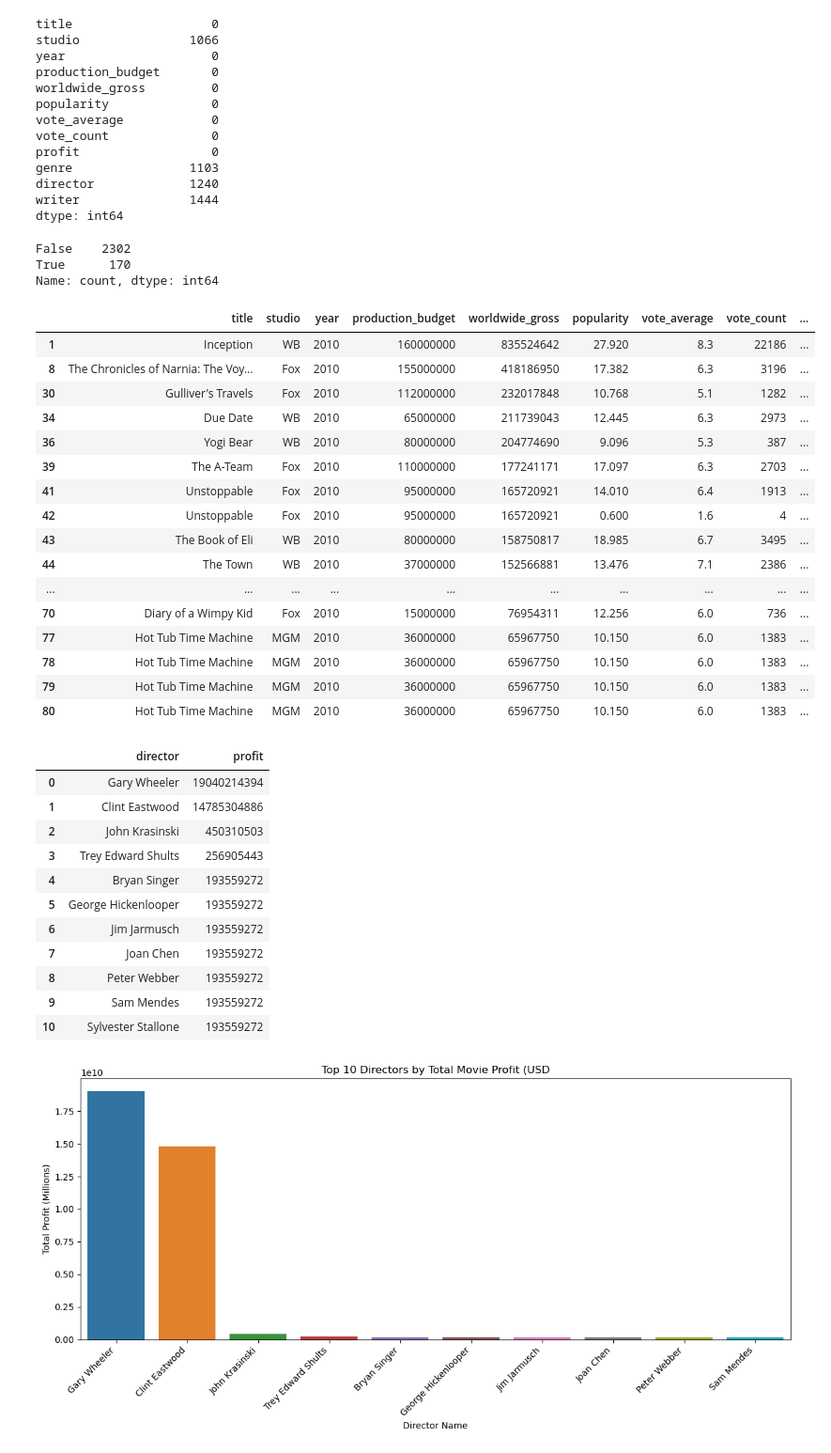
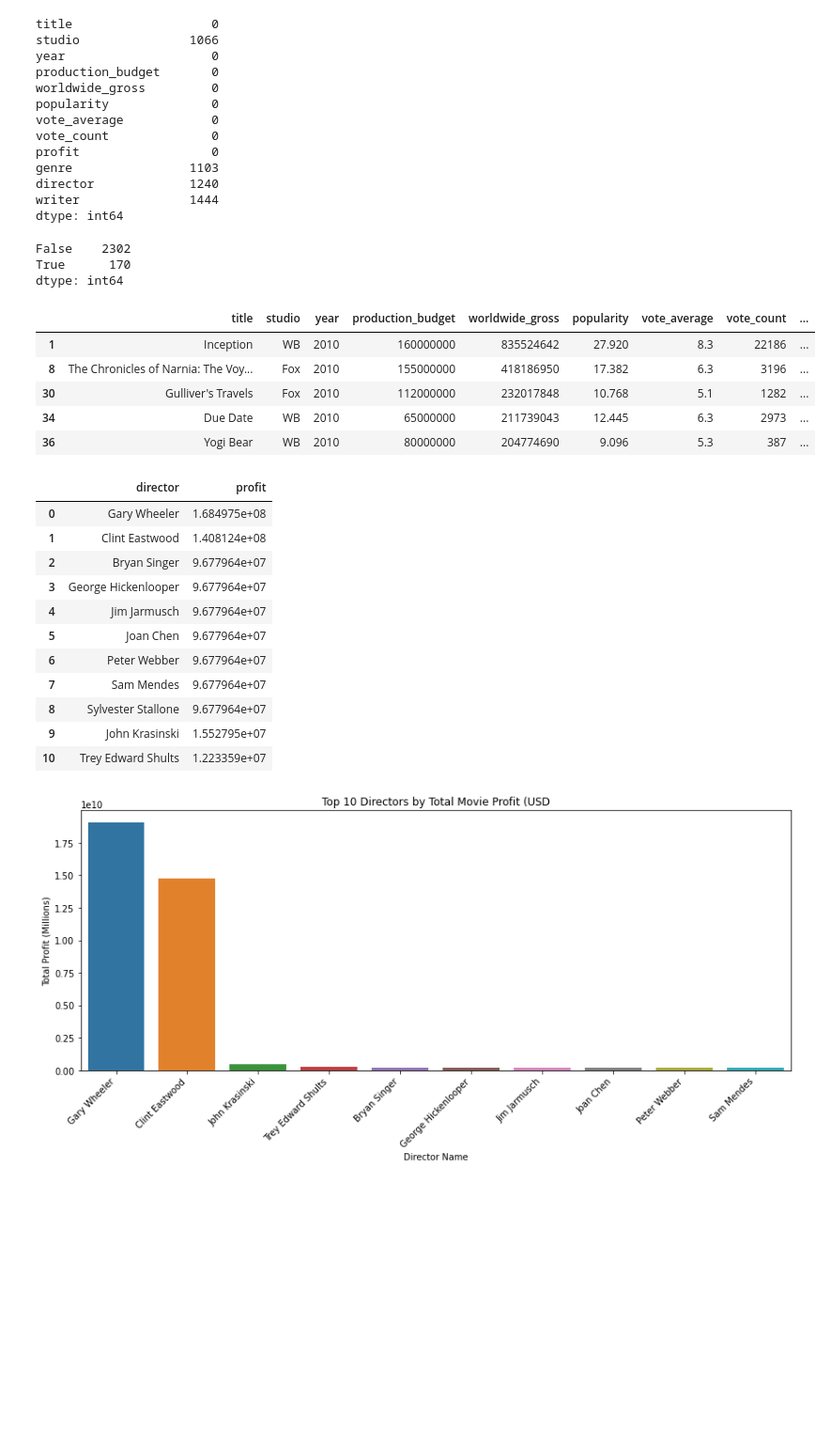
Before and after one commit to lilibethlangat/PHASE2_GROUP3_PROJECT, a Jupyter notebook: top_directors.ipynb, the cells around one changed output. Shown at 94% size. Drawn from its saved outputs; the diff is of its cells as text; code cells hidden in the pictures; blank space fills up the shorter version.

```diff
--- a/top_directors.ipynb
+++ b/top_directors.ipynb
@@ -125,7 +127,16 @@ finance_ratings_df.head()
 | 4 | Iron Man 2 | Par. | 2010 | $170,000,000 | $621,156,389 | 28.515 | 6.8 | 12368 |
 # %%
 # cleaning numeric columns
-finance_ratings_df['production_budget'] = finance_ratings_df['production_budget'].replace('[\$,]', '', regex=True).astype(int)
-finance_ratings_df['worldwide_gross'] = finance_ratings_df['worldwide_gross'].replace('[\$,]', '', regex=True).astype(int)
-finance_ratings_df['profit'] = finance_ratings_df['worldwide_gross'] - finance_ratings_df['production_budget']
-finance_ratings_df.head()
+import numpy as np
+for col in ['production_budget','worldwide_gross']:
+    finance_ratings_df[col] = (
+        finance_ratings_df[col]
+        .replace('[\$,]','',regex=True) # removing comas and $
+        .replace('',np.nan) # remove empty strings
+        .astype(int) # change to numeric dtype
+
+    )
+# drop outliers in the financial columns
+finance_ratings_df = finance_ratings_df[(finance_ratings_df['worldwide_gross'] < 3e9) & (finance_ratings_df['production_budget'] < 1e9)]
+# profit calculation
+finance_ratings_df['profit'] = finance_ratings_df['worldwide_gross'] - finance_ratings_df["production_budget"]
@@ -180,50 +184,39 @@ merged_movie_info.duplicated().value_counts()
 # %% [output]
 False    2302
 True      170
-Name: count, dtype: int64
+dtype: int64
 # %%
 merged_movie_info = merged_movie_info.drop_duplicates()
 # %%
 merged_movie_info.dropna(subset=['genre','director','writer','studio'],inplace=True)
 # %%
-merged_movie_info.head(25)
+merged_movie_info.head()
 # %% [output]
 |  | title | studio | year | production_budget | worldwide_gross | popularity | vote_average | vote_count | ... |
 | 1 | Inception | WB | 2010 | 160000000 | 835524642 | 27.920 | 8.3 | 22186 | ... |
 | 8 | The Chronicles of Narnia: The Voy... | Fox | 2010 | 155000000 | 418186950 | 17.382 | 6.3 | 3196 | ... |
 | 30 | Gulliver's Travels | Fox | 2010 | 112000000 | 232017848 | 10.768 | 5.1 | 1282 | ... |
 | 34 | Due Date | WB | 2010 | 65000000 | 211739043 | 12.445 | 6.3 | 2973 | ... |
 | 36 | Yogi Bear | WB | 2010 | 80000000 | 204774690 | 9.096 | 5.3 | 387 | ... |
-| 39 | The A-Team | Fox | 2010 | 110000000 | 177241171 | 17.097 | 6.3 | 2703 | ... |
-| 41 | Unstoppable | Fox | 2010 | 95000000 | 165720921 | 14.010 | 6.4 | 1913 | ... |
-| 42 | Unstoppable | Fox | 2010 | 95000000 | 165720921 | 0.600 | 1.6 | 4 | ... |
-| 43 | The Book of Eli | WB | 2010 | 80000000 | 158750817 | 18.985 | 6.7 | 3495 | ... |
-| 44 | The Town | WB | 2010 | 37000000 | 152566881 | 13.476 | 7.1 | 2386 | ... |
-| ... | ... | ... | ... | ... | ... | ... | ... | ... | ... |
-| 70 | Diary of a Wimpy Kid | Fox | 2010 | 15000000 | 76954311 | 12.256 | 6.0 | 736 | ... |
-| 77 | Hot Tub Time Machine | MGM | 2010 | 36000000 | 65967750 | 10.150 | 6.0 | 1383 | ... |
-| 78 | Hot Tub Time Machine | MGM | 2010 | 36000000 | 65967750 | 10.150 | 6.0 | 1383 | ... |
-| 79 | Hot Tub Time Machine | MGM | 2010 | 36000000 | 65967750 | 10.150 | 6.0 | 1383 | ... |
-| 80 | Hot Tub Time Machine | MGM | 2010 | 36000000 | 65967750 | 10.150 | 6.0 | 1383 | ... |
 # %%
 # Calculate Total Profit per Director
 director_total_profit = merged_movie_info.groupby('director')['profit'].sum().sort_values(ascending=False).reset_index()
 # Calculate Average Profit per Director
 director_avg_profit = merged_movie_info.groupby('director')['profit'].mean().sort_values(ascending=False).reset_index()
-director_total_profit
+director_avg_profit
 # %% [output]
 |  | director | profit |
-| 0 | Gary Wheeler | 19040214394 |
-| 1 | Clint Eastwood | 14785304886 |
-| 2 | John Krasinski | 450310503 |
-| 3 | Trey Edward Shults | 256905443 |
-| 4 | Bryan Singer | 193559272 |
-| 5 | George Hickenlooper | 193559272 |
-| 6 | Jim Jarmusch | 193559272 |
-| 7 | Joan Chen | 193559272 |
-| 8 | Peter Webber | 193559272 |
-| 9 | Sam Mendes | 193559272 |
-| 10 | Sylvester Stallone | 193559272 |
+| 0 | Gary Wheeler | 1.684975e+08 |
+| 1 | Clint Eastwood | 1.408124e+08 |
+| 2 | Bryan Singer | 9.677964e+07 |
+| 3 | George Hickenlooper | 9.677964e+07 |
+| 4 | Jim Jarmusch | 9.677964e+07 |
+| 5 | Joan Chen | 9.677964e+07 |
+| 6 | Peter Webber | 9.677964e+07 |
+| 7 | Sam Mendes | 9.677964e+07 |
+| 8 | Sylvester Stallone | 9.677964e+07 |
+| 9 | John Krasinski | 1.552795e+07 |
+| 10 | Trey Edward Shults | 1.223359e+07 |
 # %%
 # Select the Top 10 Directors by Total Profit
 top_10_directors = director_total_profit.head(10)
```
Also changed, not shown: parts of 9 cells of this notebook, 2 other files.
